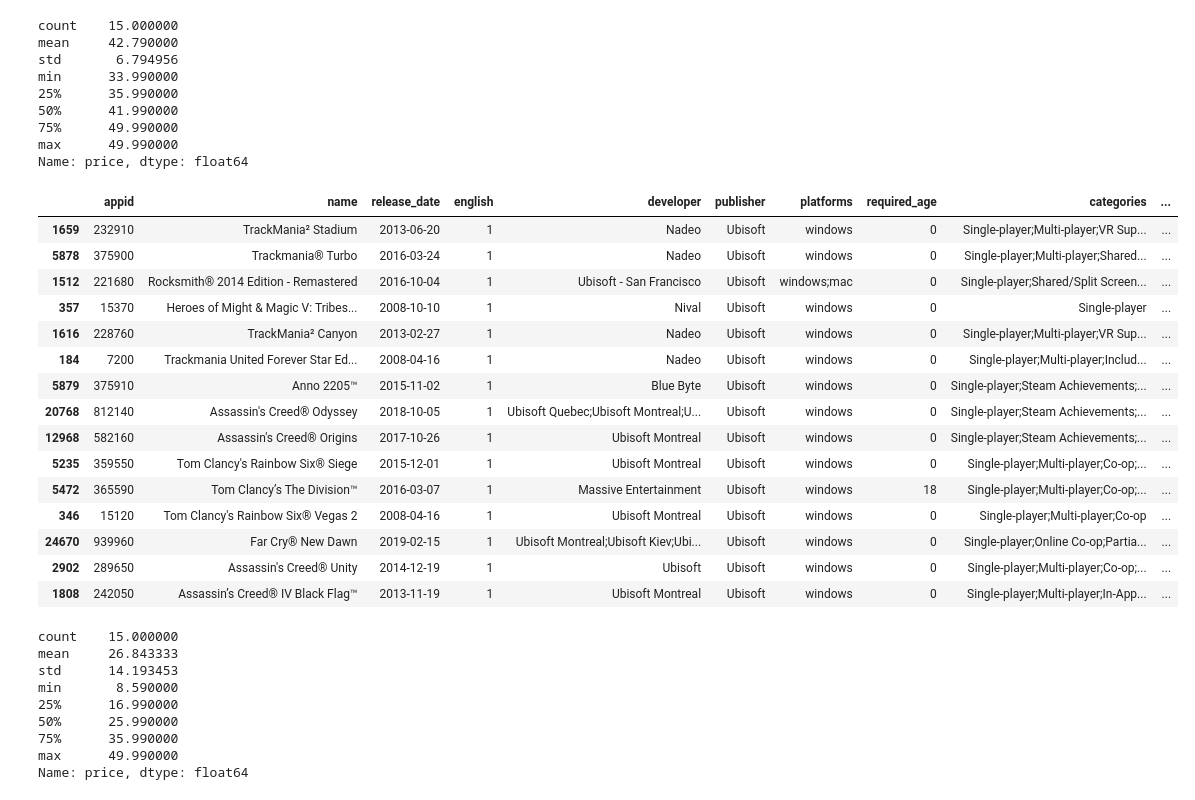
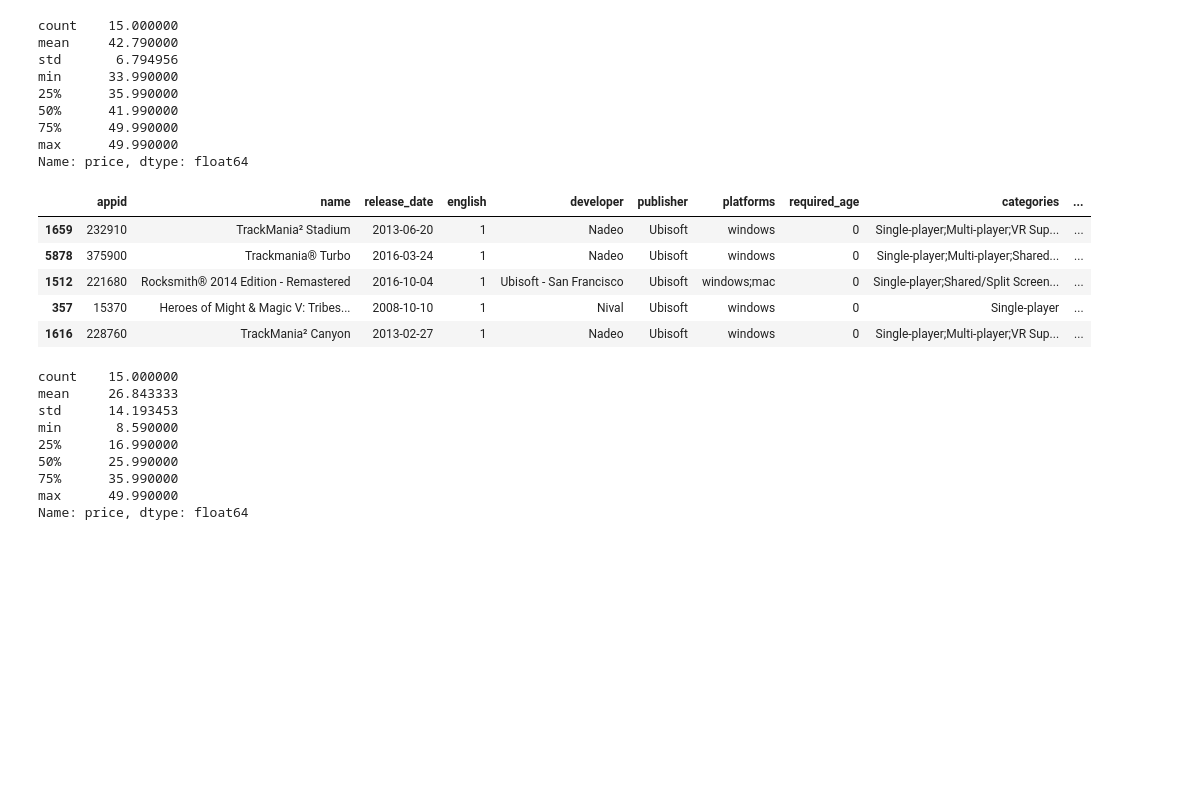
Before and after one commit to nickfsoares/Data_mining, a Jupyter notebook: 1_SteamStoreGames/SteamStoreGames.ipynb, the cells around one changed output. Saved outputs shown, nothing was run; the diff lists cells and outputs as text; code cells hidden in the pictures; blank space fills up the shorter version.

```diff
--- a/1_SteamStoreGames/SteamStoreGames.ipynb
+++ b/1_SteamStoreGames/SteamStoreGames.ipynb
@@ -406,24 +396,14 @@ min      33.990000
 max      49.990000
 Name: price, dtype: float64
 # %%
-ubi.nlargest(15, "median_playtime")
+ubi.nlargest(15, "median_playtime").head()
 # %% [output]
 |  | appid | name | release_date | english | developer | publisher | platforms | required_age | categories | ... |
 | 1659 | 232910 | TrackMania² Stadium | 2013-06-20 | 1 | Nadeo | Ubisoft | windows | 0 | Single-player;Multi-player;VR Sup... | ... |
 | 5878 | 375900 | Trackmania® Turbo | 2016-03-24 | 1 | Nadeo | Ubisoft | windows | 0 | Single-player;Multi-player;Shared... | ... |
 | 1512 | 221680 | Rocksmith® 2014 Edition - Remastered | 2016-10-04 | 1 | Ubisoft - San Francisco | Ubisoft | windows;mac | 0 | Single-player;Shared/Split Screen... | ... |
 | 357 | 15370 | Heroes of Might & Magic V: Tribes... | 2008-10-10 | 1 | Nival | Ubisoft | windows | 0 | Single-player | ... |
 | 1616 | 228760 | TrackMania² Canyon | 2013-02-27 | 1 | Nadeo | Ubisoft | windows | 0 | Single-player;Multi-player;VR Sup... | ... |
-| 184 | 7200 | Trackmania United Forever Star Ed... | 2008-04-16 | 1 | Nadeo | Ubisoft | windows | 0 | Single-player;Multi-player;Includ... | ... |
-| 5879 | 375910 | Anno 2205™ | 2015-11-02 | 1 | Blue Byte | Ubisoft | windows | 0 | Single-player;Steam Achievements;... | ... |
-| 20768 | 812140 | Assassin's Creed® Odyssey | 2018-10-05 | 1 | Ubisoft Quebec;Ubisoft Montreal;U... | Ubisoft | windows | 0 | Single-player;Steam Achievements;... | ... |
-| 12968 | 582160 | Assassin's Creed® Origins | 2017-10-26 | 1 | Ubisoft Montreal | Ubisoft | windows | 0 | Single-player;Steam Achievements;... | ... |
-| 5235 | 359550 | Tom Clancy's Rainbow Six® Siege | 2015-12-01 | 1 | Ubisoft Montreal | Ubisoft | windows | 0 | Single-player;Multi-player;Co-op;... | ... |
-| 5472 | 365590 | Tom Clancy’s The Division™ | 2016-03-07 | 1 | Massive Entertainment | Ubisoft | windows | 18 | Single-player;Multi-player;Co-op;... | ... |
-| 346 | 15120 | Tom Clancy's Rainbow Six® Vegas 2 | 2008-04-16 | 1 | Ubisoft Montreal | Ubisoft | windows | 0 | Single-player;Multi-player;Co-op | ... |
-| 24670 | 939960 | Far Cry® New Dawn | 2019-02-15 | 1 | Ubisoft Montreal;Ubisoft Kiev;Ubi... | Ubisoft | windows | 0 | Single-player;Online Co-op;Partia... | ... |
-| 2902 | 289650 | Assassin's Creed® Unity | 2014-12-19 | 1 | Ubisoft | Ubisoft | windows | 0 | Single-player;Multi-player;Co-op;... | ... |
-| 1808 | 242050 | Assassin’s Creed® IV Black Flag™ | 2013-11-19 | 1 | Ubisoft Montreal | Ubisoft | windows | 0 | Single-player;Multi-player;In-App... | ... |
 # %%
 ubi.nlargest(15, "median_playtime").price.describe()
 # %% [output]
```
Also changed, not shown: parts of 10 cells of this notebook.
